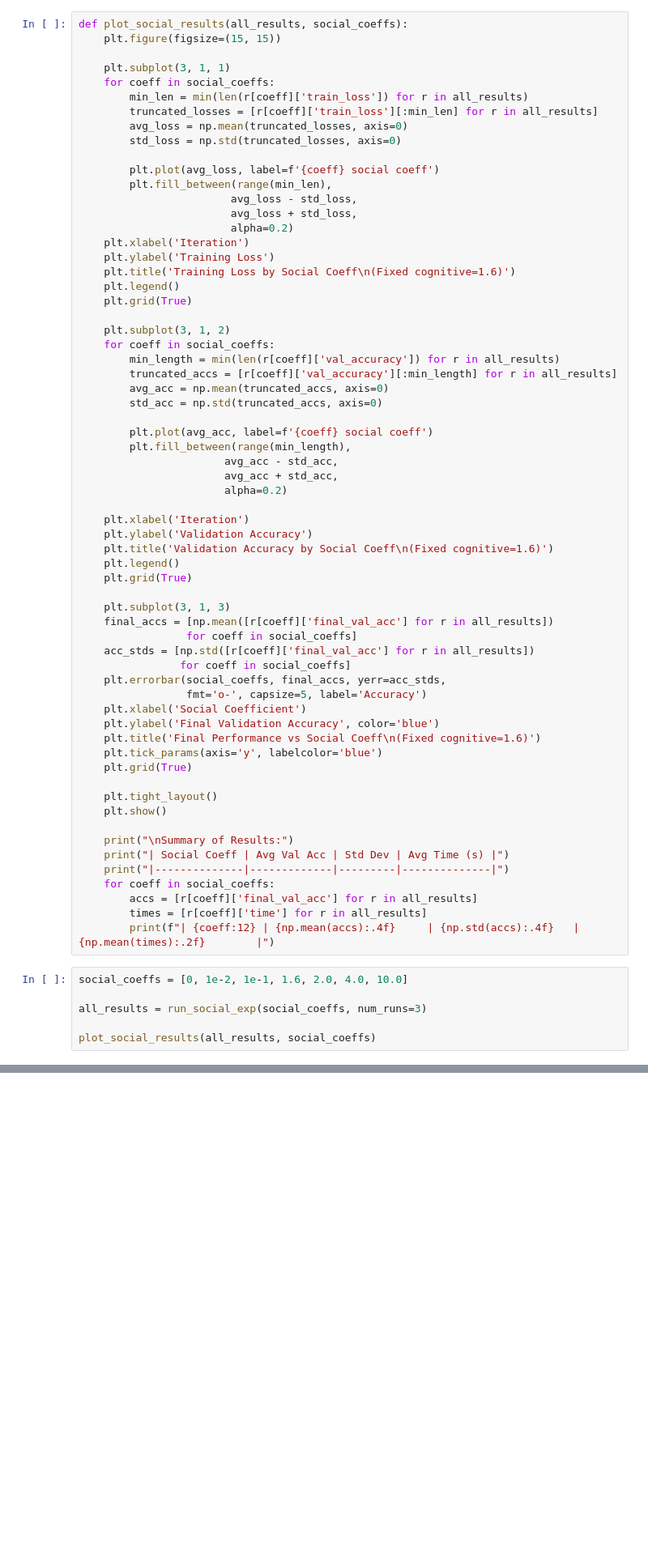
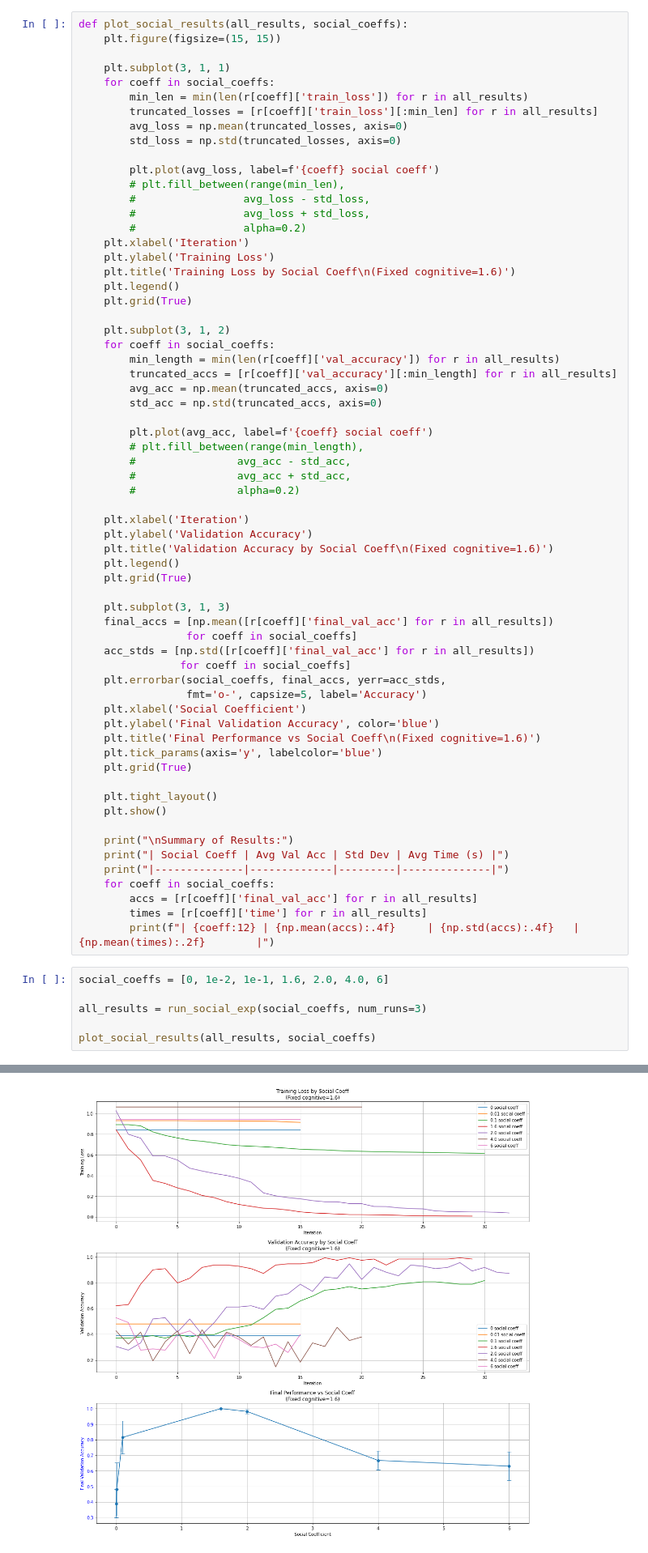
Before and after one commit to SwaroopTha/PSO-for-NNs, a Jupyter notebook: notebooks/hyperparams.ipynb, the cells around one changed output, grey strips where cells are left out. Shown: that part at 81% size. Saved outputs shown, nothing was run; the diff lists cells and outputs as text; blank space fills up the shorter version.

```diff
--- a/notebooks/hyperparams.ipynb
+++ b/notebooks/hyperparams.ipynb
@@ -417,10 +430,10 @@ def plot_social_results(all_results, social_coeffs):
         std_loss = np.std(truncated_losses, axis=0)
 
         plt.plot(avg_loss, label=f'{coeff} social coeff')
-        plt.fill_between(range(min_len),
-                        avg_loss - std_loss,
-                        avg_loss + std_loss,
-                        alpha=0.2)
+        # plt.fill_between(range(min_len),
+        #                 avg_loss - std_loss,
+        #                 avg_loss + std_loss,
+        #                 alpha=0.2)
     plt.xlabel('Iteration')
     plt.ylabel('Training Loss')
     plt.title('Training Loss by Social Coeff\n(Fixed cognitive=1.6)')
@@ -435,10 +448,10 @@ def plot_social_results(all_results, social_coeffs):
         std_acc = np.std(truncated_accs, axis=0)
 
         plt.plot(avg_acc, label=f'{coeff} social coeff')
-        plt.fill_between(range(min_length),
-                       avg_acc - std_acc,
-                       avg_acc + std_acc,
-                       alpha=0.2)
+        # plt.fill_between(range(min_length),
+        #                avg_acc - std_acc,
+        #                avg_acc + std_acc,
+        #                alpha=0.2)
 
     plt.xlabel('Iteration')
     plt.ylabel('Validation Accuracy')
@@ -470,7 +483,7 @@ def plot_social_results(all_results, social_coeffs):
         times = [r[coeff]['time'] for r in all_results]
         print(f"| {coeff:12} | {np.mean(accs):.4f}     | {np.std(accs):.4f}   | {np.mean(times):.2f}        |")
 # %%
-social_coeffs = [0, 1e-2, 1e-1, 1.6, 2.0, 4.0, 10.0]
+social_coeffs = [0, 1e-2, 1e-1, 1.6, 2.0, 4.0, 6]
 
 all_results = run_social_exp(social_coeffs, num_runs=3)
 
@@ -479,0 +509 @@ NameError: name 'load_ucidata' is not defined
+[figure, added]
```
Also changed, not shown: parts of 6 cells of this notebook, 10 other files.
